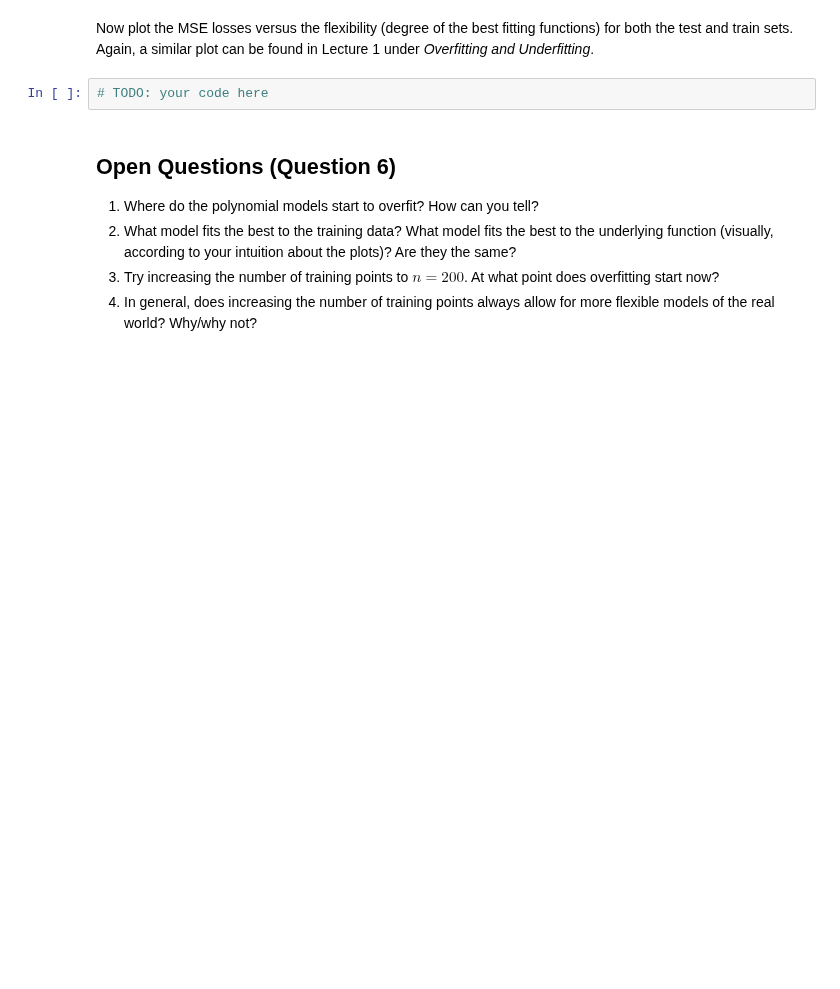
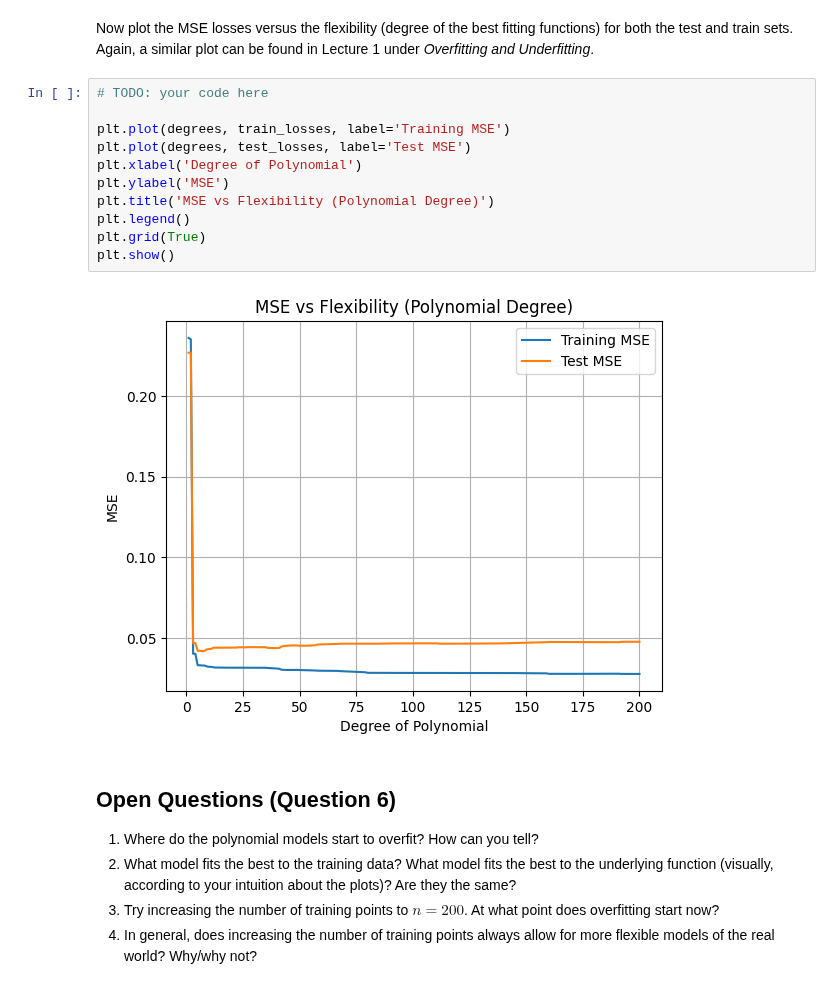
Before and after one commit to kamillaknudsen/tmdl, a Jupyter notebook: TMDL_2024_25_Assignment_1,_Qs_only.ipynb, the cells around one changed output. Saved outputs shown, nothing was run; the diff lists cells and outputs as text; blank space fills up the shorter version.

```diff
--- a/TMDL_2024_25_Assignment_1,_Qs_only.ipynb
+++ b/TMDL_2024_25_Assignment_1,_Qs_only.ipynb
@@ -331,7 +356,18 @@ degrees = [1, 2, 3, 5, 10, 20]
 # %% [markdown]
 Now plot the MSE losses versus the flexibility (degree of the best fitting functions) for both the test and train sets. Again, a similar plot can be found in Lecture 1 under *Overfitting and Underfitting*.
-# %%
-# TODO: your code here
+# %%
+# TODO: your code here
+
+plt.plot(degrees, train_losses, label='Training MSE')
+plt.plot(degrees, test_losses, label='Test MSE')
+plt.xlabel('Degree of Polynomial')
+plt.ylabel('MSE')
+plt.title('MSE vs Flexibility (Polynomial Degree)')
+plt.legend()
+plt.grid(True)
+plt.show()
+# %% [output]
+[figure, added]
 # %% [markdown]
 ## Open Questions (Question 6)
 1. Where do the polynomial models start to overfit? How can you tell?
```
Also changed, not shown: parts of 6 cells of this notebook.
